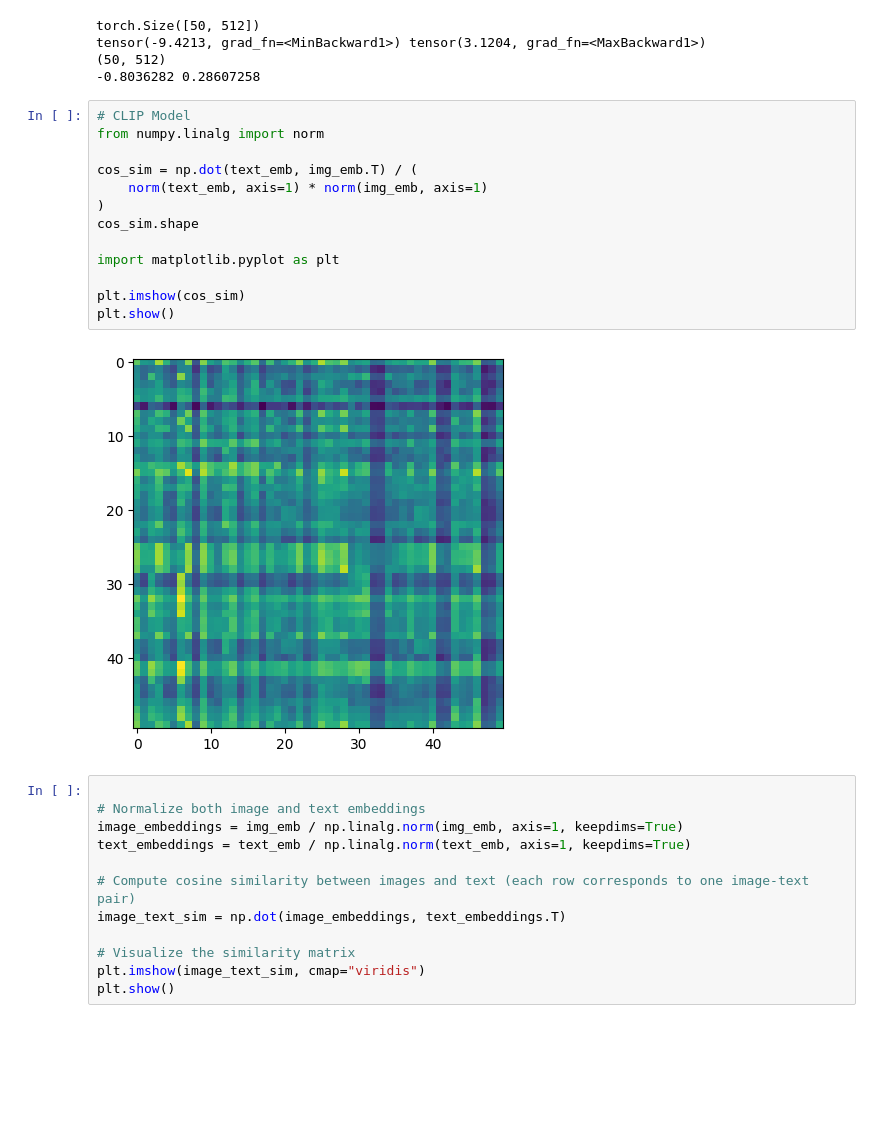
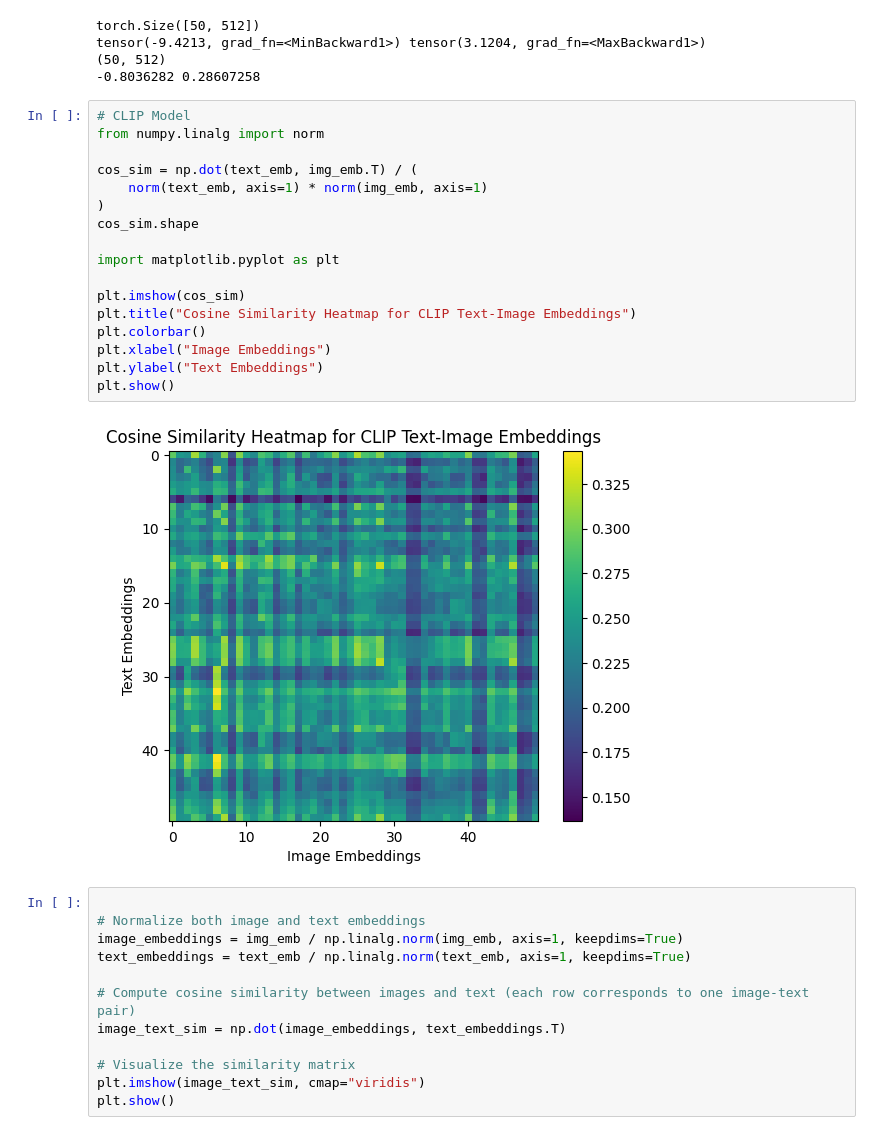
Before and after one commit to nanbohra/ImageRecommendation_ProductMatching, a Jupyter notebook: archive/image_embeddings_experiments.ipynb, the cells around one changed output. Saved outputs shown, nothing was run; the diff lists cells and outputs as text; blank space fills up the shorter version.

```diff
--- a/get_img_embeddings.ipynb
+++ b/archive/image_embeddings_experiments.ipynb
@@ -330,18 +339,22 @@ tensor(-9.4213, grad_fn=<MinBackward1>) tensor(3.1204, grad_fn=<MaxBackward1>)
 # %%
 # CLIP Model
 from numpy.linalg import norm
 
 cos_sim = np.dot(text_emb, img_emb.T) / (
     norm(text_emb, axis=1) * norm(img_emb, axis=1)
 )
 cos_sim.shape
 
 import matplotlib.pyplot as plt
 
 plt.imshow(cos_sim)
+plt.title("Cosine Similarity Heatmap for CLIP Text-Image Embeddings")
+plt.colorbar()
+plt.xlabel("Image Embeddings")
+plt.ylabel("Text Embeddings")
 plt.show()
 # %% [output]
-[figure, old version]
+[figure, new version]
 # %%
 
 # Normalize both image and text embeddings
```
Also changed, not shown: parts of 4 cells of this notebook, 28 other files.
